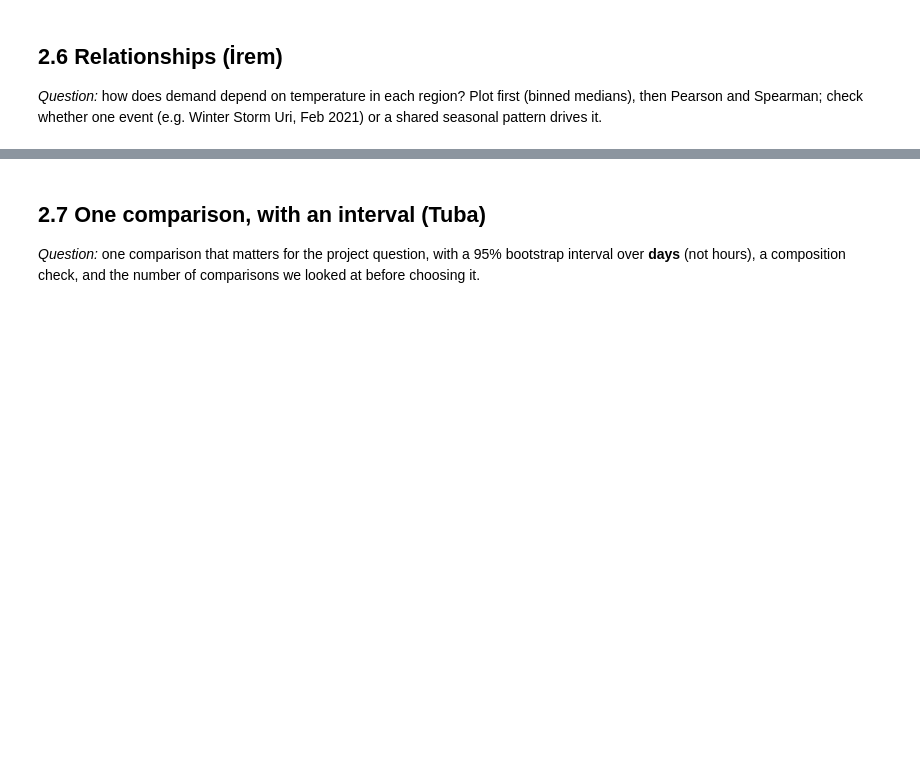
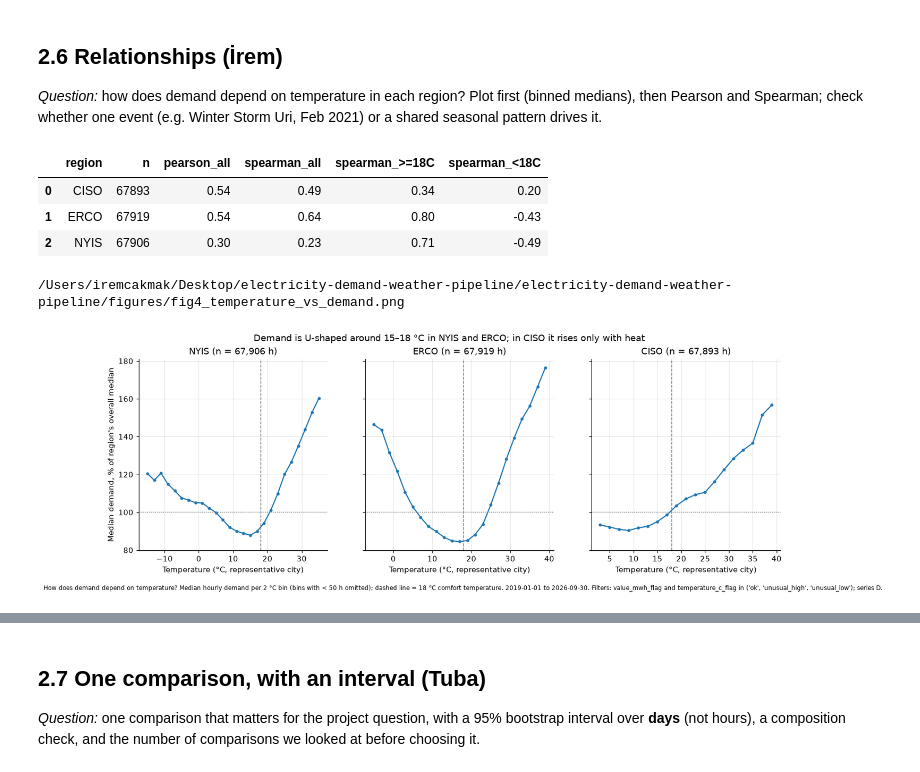
Before and after one commit to se-230717018/electricity-demand-weather-pipeline, a Jupyter notebook: notebooks/m4_eda.ipynb, the cells around one changed output, grey strips where cells are left out. Saved outputs shown, nothing was run; the diff lists cells and outputs as text; code cells hidden in the pictures; blank space fills up the shorter version.

```diff
--- a/notebooks/m4_eda.ipynb
+++ b/notebooks/m4_eda.ipynb
@@ -421,3 +578,59 @@ human-behaviour patterns, converted explicitly with `tz_convert`. Edges, two tim
 
 *Question:* how does demand depend on temperature in each region? Plot first (binned medians), then Pearson and
 Spearman; check whether one event (e.g. Winter Storm Uri, Feb 2021) or a shared seasonal pattern drives it.
+# %%
+# ---- 2.6 Temperature and demand (İrem Çakmak) ----
+def ir_pearson(a, b):
+    return round(a.corr(b), 2)
+
+def ir_spearman(a, b):
+    """Spearman = Pearson correlation of the ranks (no scipy needed)."""
+    return round(a.rank().corr(b.rank()), 2)
+
+ir_pair = ir_dem[ir_dem["flag"].isin(TRUSTED_FLAGS_WIDE)].merge(
+    ir_wx[ir_wx["t_flag"].isin(TRUSTED_FLAGS_WIDE)][["region", "utc", "temperature_c", "t_flag"]],
+    on=["region", "utc"], how="inner")
+
+ir_rows = []
+for region, g in ir_pair.groupby("region"):
+    warm, cold = g[g["temperature_c"] >= 18], g[g["temperature_c"] < 18]
+    ir_rows.append({
+        "region": region, "n": len(g),
+        "pearson_all": ir_pearson(g["temperature_c"], g["value_mwh"]),
+        "spearman_all": ir_spearman(g["temperature_c"], g["value_mwh"]),
+        "spearman_>=18C": ir_spearman(warm["temperature_c"], warm["value_mwh"]),
+        "spearman_<18C": ir_spearman(cold["temperature_c"], cold["value_mwh"]),
+    })
+pd.DataFrame(ir_rows)
+# %% [output]
+|  | region | n | pearson_all | spearman_all | spearman_>=18C | spearman_<18C |
+| 0 | CISO | 67893 | 0.54 | 0.49 | 0.34 | 0.20 |
+| 1 | ERCO | 67919 | 0.54 | 0.64 | 0.80 | -0.43 |
+| 2 | NYIS | 67906 | 0.30 | 0.23 | 0.71 | -0.49 |
+# %%
+IR_BIN_C = 2
+IR_MIN_HOURS_PER_BIN = 50
+
+ir_fig, ir_axes = plt.subplots(1, 3, figsize=(15, 4.5), sharey=True)
+for ax, region in zip(ir_axes, REGIONS):
+    g = ir_pair[ir_pair["region"] == region].copy()
+    g["bin"] = np.floor(g["temperature_c"] / IR_BIN_C) * IR_BIN_C + IR_BIN_C / 2
+    b = g.groupby("bin")["value_mwh"].agg(["median", "size"])
+    b = b[b["size"] >= IR_MIN_HOURS_PER_BIN]
+    ax.plot(b.index, 100 * b["median"] / g["value_mwh"].median(), marker="o", ms=3)
+    ax.axvline(18, color="grey", ls="--", lw=1)
+    ax.axhline(100, color="grey", ls=":", lw=1)
+    ax.set_title(f"{region} (n = {len(g):,} h)")
+    ax.set_xlabel("Temperature (°C, representative city)")
+ir_axes[0].set_ylabel("Median demand, % of region's overall median")
+ir_fig.suptitle("Demand is U-shaped around 15–18 °C in NYIS and ERCO; in CISO it rises only with heat",
+                fontsize=12)
+ir_fig.text(0.01, -0.05, "How does demand depend on temperature? Median hourly demand per 2 °C bin "
+            f"(bins with < {IR_MIN_HOURS_PER_BIN} h omitted); dashed line = 18 °C comfort temperature. "
+            "2019-01-01 to 2026-09-30. Filters: value_mwh_flag and temperature_c_flag in "
+            "('ok', 'unusual_high', 'unusual_low'); series D.", fontsize=8)
+print(save_fig(ir_fig, "fig4_temperature_vs_demand"))
+plt.show()
+# %% [output]
+/Users/iremcakmak/Desktop/electricity-demand-weather-pipeline/electricity-demand-weather-pipeline/figures/fig4_temperature_vs_demand.png
+[figure, added]
```
Also changed, not shown: parts of 5 cells of this notebook, 2 other files.
